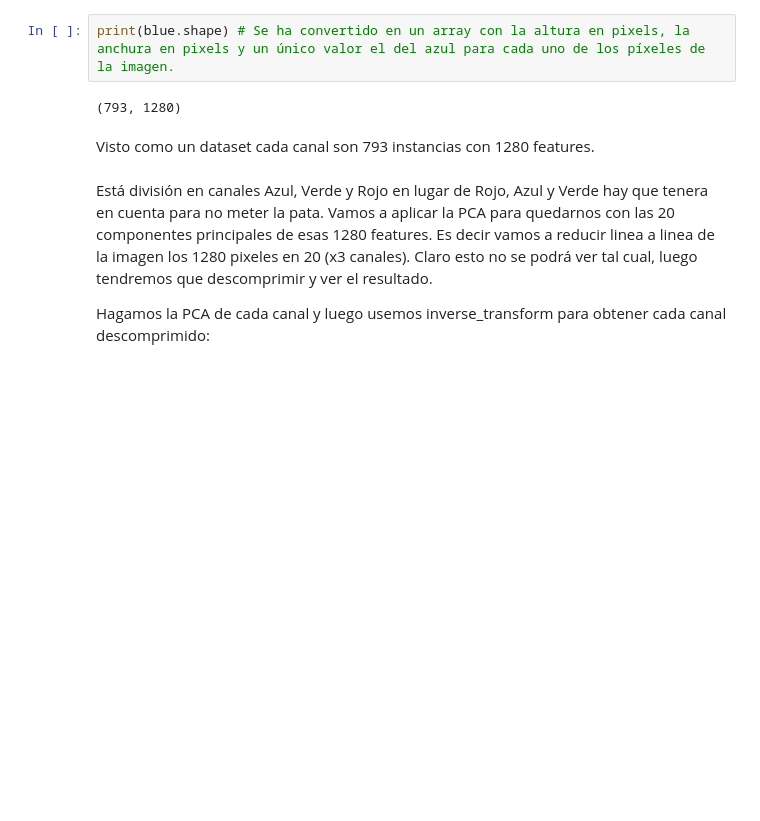
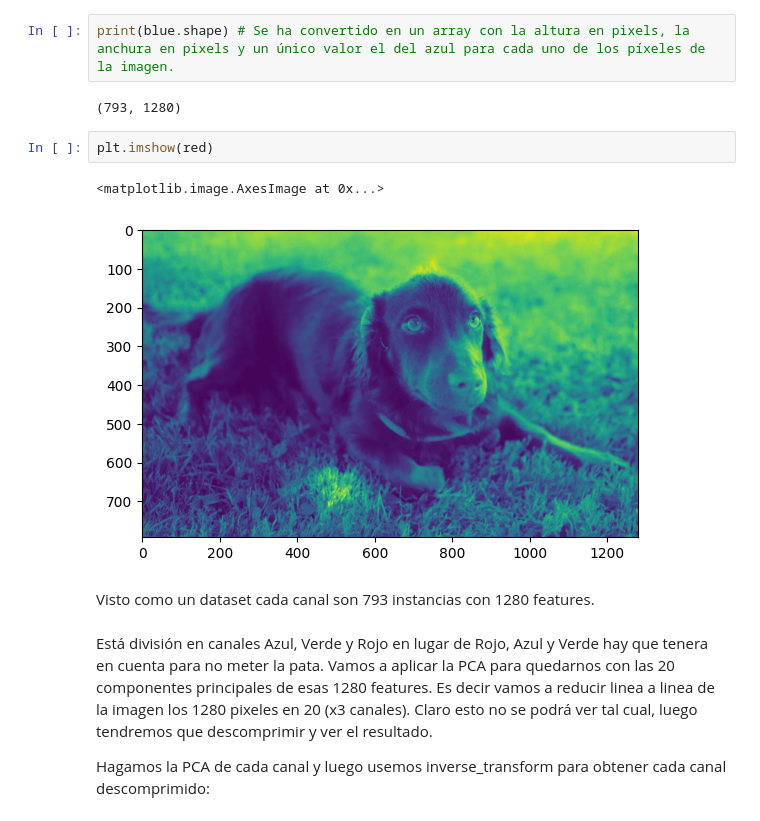
Before and after one commit to juanfcia/ds-bootcamp-juanfcia, a Jupyter notebook: 04_Machine_Learning/Sprint_14/Unidad_01_ML_No_Supervisado_PCA/01_Workout/06_PCA_Aplicado_Compresion.ipynb, the cells around one changed output. Cells and saved outputs as stored; diff of their text form; blank space fills up the shorter version.

```diff
--- a/04_Machine_Learning/Sprint_14/Unidad_01_ML_No_Supervisado_PCA/01_Workout/06_PCA_Aplicado_Compresion.ipynb
+++ b/04_Machine_Learning/Sprint_14/Unidad_01_ML_No_Supervisado_PCA/01_Workout/06_PCA_Aplicado_Compresion.ipynb
@@ -114,6 +114,11 @@ blue, green, red = cv2.split(img)
 print(blue.shape) # Se ha convertido en un array con la altura en pixels, la anchura en pixels y un único valor el del azul para cada uno de los píxeles de la imagen.
 # %% [output]
 (793, 1280)
+# %%
+plt.imshow(red)
+# %% [output]
+<matplotlib.image.AxesImage at 0x...>
+[figure, added]
 # %% [markdown]
 Visto como un dataset cada canal son 793 instancias con 1280 features.
 # %% [markdown]
```
Also changed, not shown: 1 other file.
